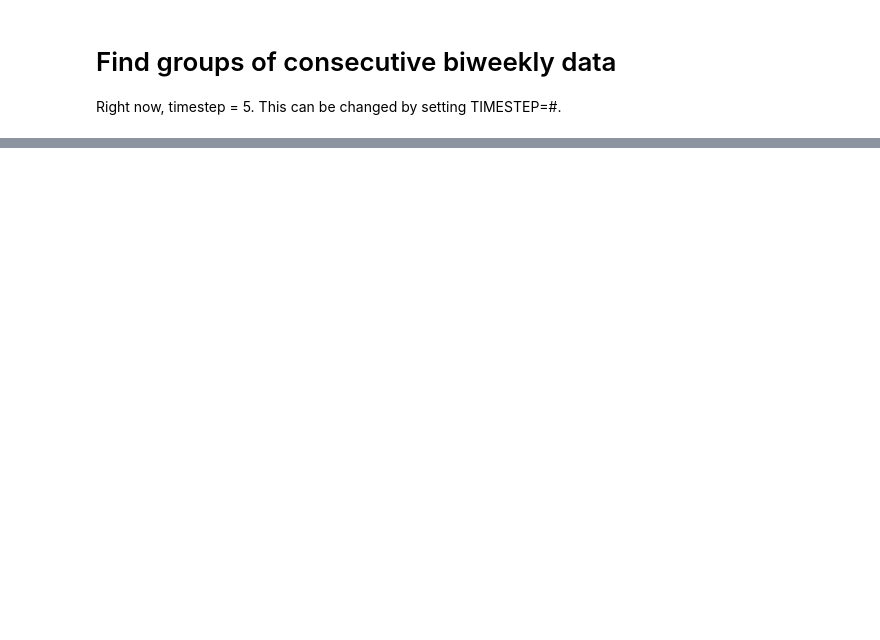
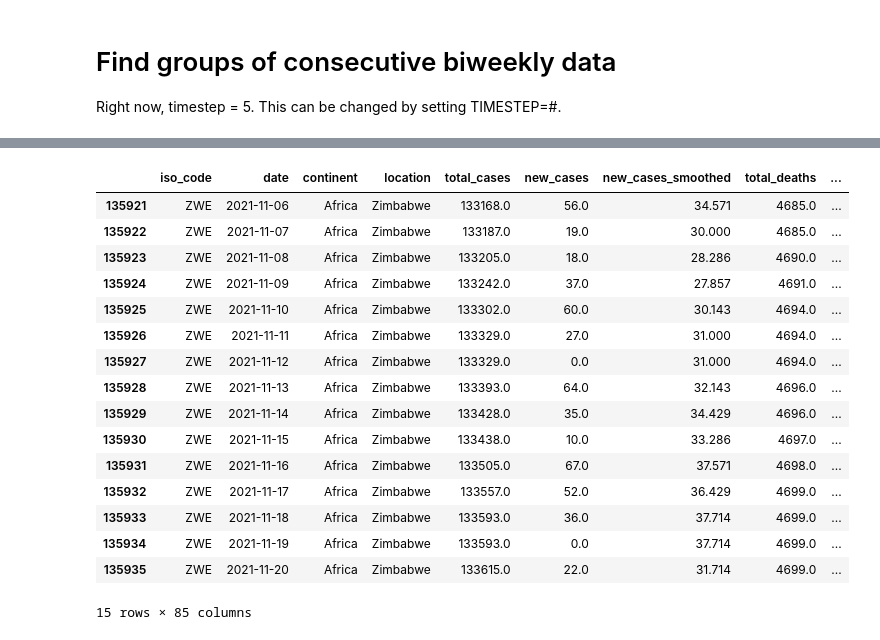
Before and after one commit to gportill/ml_final_project, a Jupyter notebook: TimeStep_Dataframe.ipynb, the cells around one changed output, grey strips where cells are left out. Saved outputs shown, nothing was run; the diff lists cells and outputs as text; code cells hidden in the pictures; blank space fills up the shorter version.

```diff
--- a/TimeStep_Dataframe.ipynb
+++ b/TimeStep_Dataframe.ipynb
@@ -147,0 +156,42 @@ print(timestep_dfs['ABW'])
+# %%
+import pandas as pd
+
+df = pd.read_csv('./Data/full.csv')
+df.head()
+
+df['date'] = pd.to_datetime(df['date'])
+df['start_group'] = 0
+df.reset_index(inplace = True, drop = True)
+
+for i, row in df.iterrows():
+    if i <= len(df) - 5:
+        if row['date'] + pd.Timedelta(days=1) == df.iloc[i+1]['date'] and \
+            row['date'] + pd.Timedelta(days=2) == df.iloc[i+2]['date'] and \
+            row['date'] + pd.Timedelta(days=3) == df.iloc[i+3]['date'] and \
+            row['date'] + pd.Timedelta(days=4) == df.iloc[i+4]['date'] and \
+            row['iso_code'] == df.iloc[i+1]['iso_code'] and \
+            row['iso_code'] == df.iloc[i+2]['iso_code'] and \
+            row['iso_code'] == df.iloc[i+3]['iso_code'] and \
+            row['iso_code'] == df.iloc[i+4]['iso_code']:
+
+            df.loc[i, 'start_group'] = 1
+# %%
+df.tail(15)
+# %% [output]
+|  | iso_code | date | continent | location | total_cases | new_cases | new_cases_smoothed | total_deaths | ... |
+| 135921 | ZWE | 2021-11-06 | Africa | Zimbabwe | 133168.0 | 56.0 | 34.571 | 4685.0 | ... |
+| 135922 | ZWE | 2021-11-07 | Africa | Zimbabwe | 133187.0 | 19.0 | 30.000 | 4685.0 | ... |
+| 135923 | ZWE | 2021-11-08 | Africa | Zimbabwe | 133205.0 | 18.0 | 28.286 | 4690.0 | ... |
+| 135924 | ZWE | 2021-11-09 | Africa | Zimbabwe | 133242.0 | 37.0 | 27.857 | 4691.0 | ... |
+| 135925 | ZWE | 2021-11-10 | Africa | Zimbabwe | 133302.0 | 60.0 | 30.143 | 4694.0 | ... |
+| 135926 | ZWE | 2021-11-11 | Africa | Zimbabwe | 133329.0 | 27.0 | 31.000 | 4694.0 | ... |
+| 135927 | ZWE | 2021-11-12 | Africa | Zimbabwe | 133329.0 | 0.0 | 31.000 | 4694.0 | ... |
+| 135928 | ZWE | 2021-11-13 | Africa | Zimbabwe | 133393.0 | 64.0 | 32.143 | 4696.0 | ... |
+| 135929 | ZWE | 2021-11-14 | Africa | Zimbabwe | 133428.0 | 35.0 | 34.429 | 4696.0 | ... |
+| 135930 | ZWE | 2021-11-15 | Africa | Zimbabwe | 133438.0 | 10.0 | 33.286 | 4697.0 | ... |
+| 135931 | ZWE | 2021-11-16 | Africa | Zimbabwe | 133505.0 | 67.0 | 37.571 | 4698.0 | ... |
+| 135932 | ZWE | 2021-11-17 | Africa | Zimbabwe | 133557.0 | 52.0 | 36.429 | 4699.0 | ... |
+| 135933 | ZWE | 2021-11-18 | Africa | Zimbabwe | 133593.0 | 36.0 | 37.714 | 4699.0 | ... |
+| 135934 | ZWE | 2021-11-19 | Africa | Zimbabwe | 133593.0 | 0.0 | 37.714 | 4699.0 | ... |
+| 135935 | ZWE | 2021-11-20 | Africa | Zimbabwe | 133615.0 | 22.0 | 31.714 | 4699.0 | ... |
+15 rows × 85 columns
```
Also changed, not shown: parts of 11 cells of this notebook.
